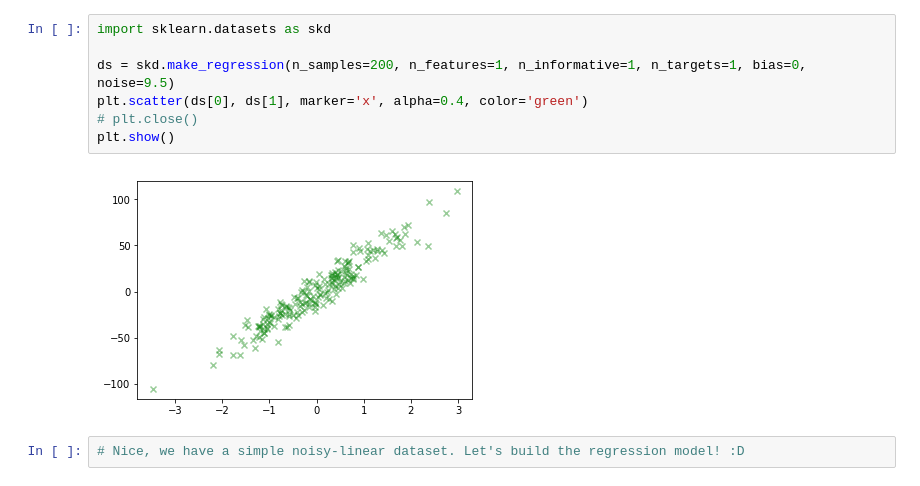
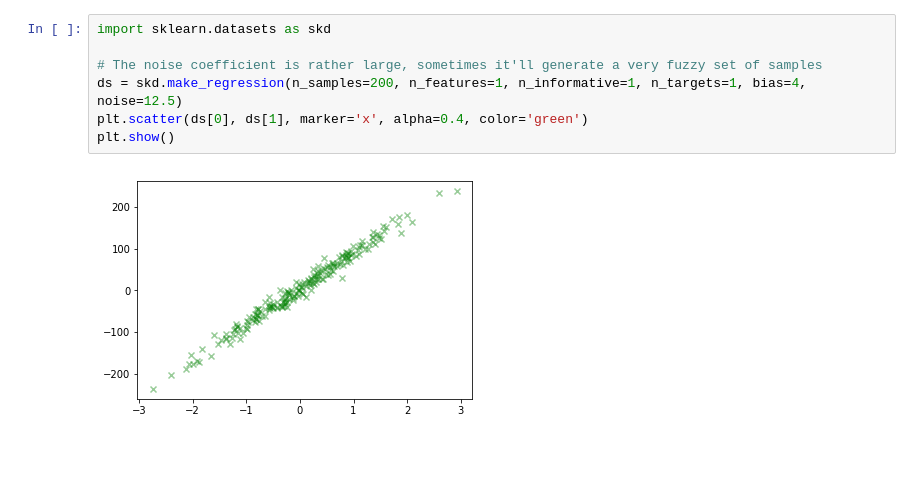
Before and after one commit to lzfelix/meta_learn, a Jupyter notebook: linear_regression.ipynb, the cells around one changed output. Saved outputs shown, nothing was run; the diff lists cells and outputs as text; blank space fills up the shorter version.

Commit message:
Adding linear regression.

```diff
--- a/linear_regression.ipynb
+++ b/linear_regression.ipynb
@@ -29,11 +30,9 @@ plt.show()
 # %%
 import sklearn.datasets as skd
 
-ds = skd.make_regression(n_samples=200, n_features=1, n_informative=1, n_targets=1, bias=0, noise=9.5)
+# The noise coefficient is rather large, sometimes it'll generate a very fuzzy set of samples
+ds = skd.make_regression(n_samples=200, n_features=1, n_informative=1, n_targets=1, bias=4, noise=12.5)
 plt.scatter(ds[0], ds[1], marker='x', alpha=0.4, color='green')
-# plt.close()
 plt.show()
 # %% [output]
-[figure, old version]
+[figure, new version]
-# %%
-# Nice, we have a simple noisy-linear dataset. Let's build the regression model! :D
```
Also changed, not shown: parts of 3 cells of this notebook, 1 other file.
